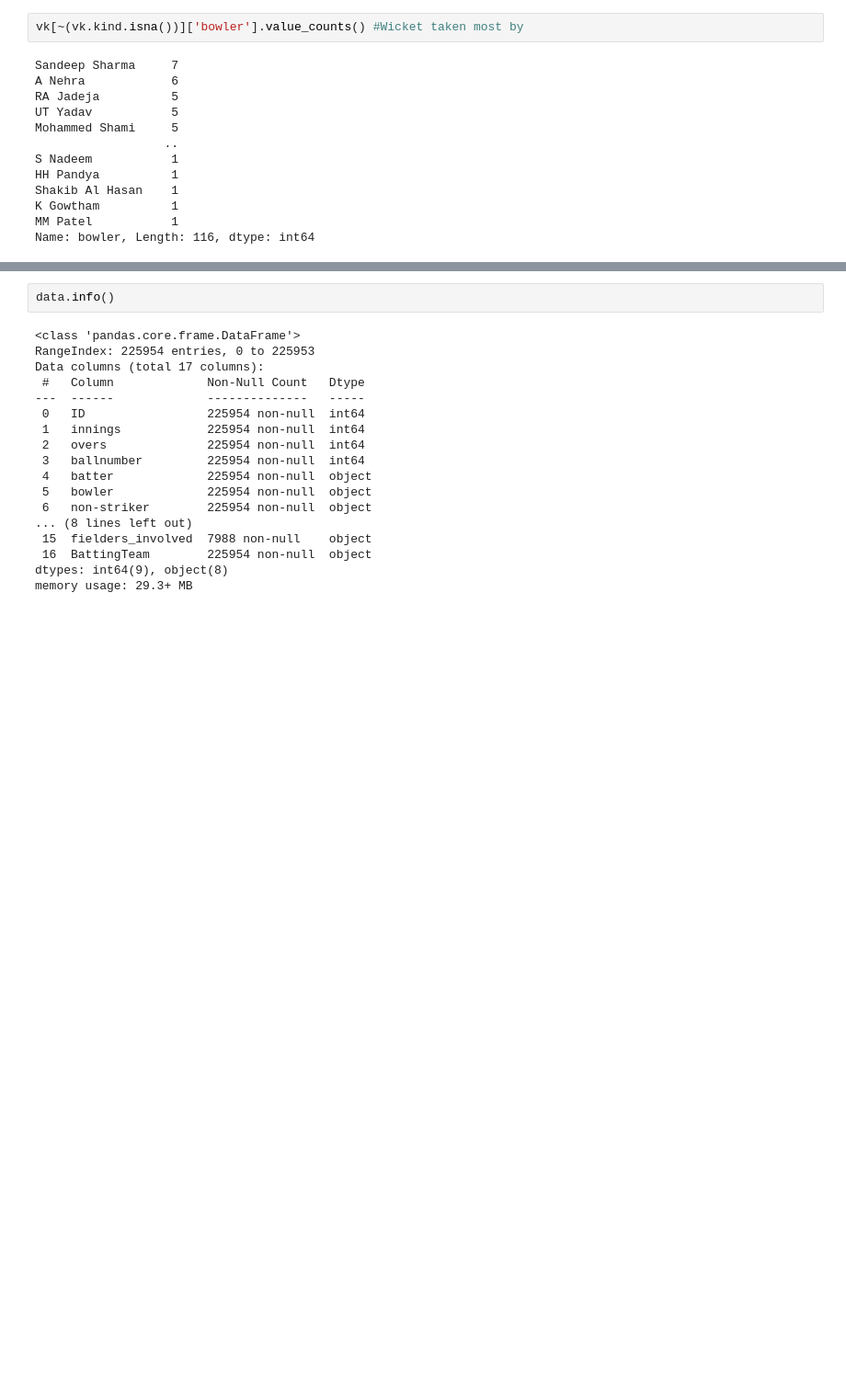
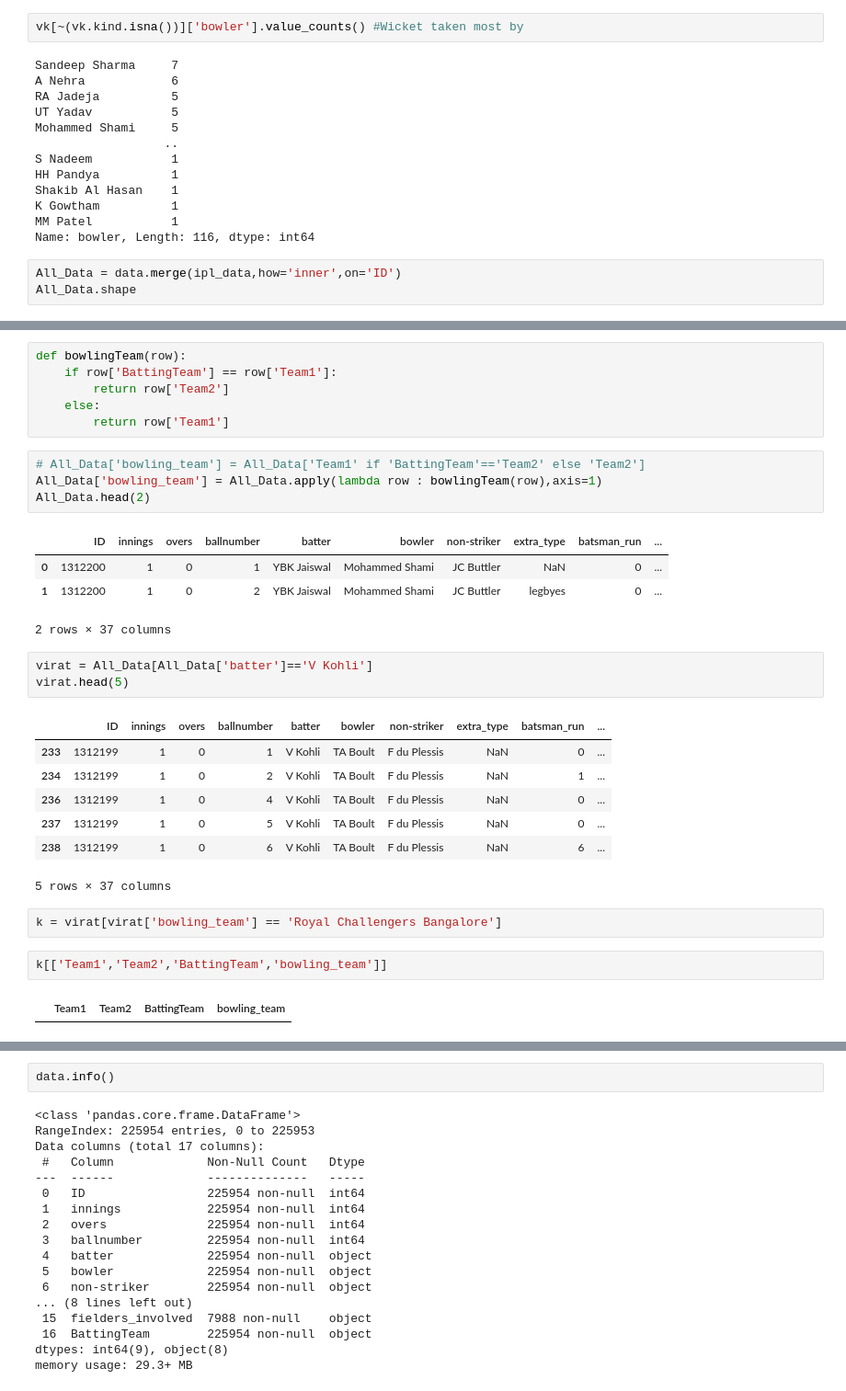
Before and after one commit to Tejz0560/IPL-Player-Stats-Analysis, a Jupyter notebook: Players_stats.ipynb, the cells around one changed output, grey strips where cells are left out. Shown at 92% size. Cells and saved outputs as stored; diff of their text form; blank space fills up the shorter version.

Commit message:
merge both dataset

```diff
--- a/Players_stats.ipynb
+++ b/Players_stats.ipynb
@@ -91,3 +91,6 @@ Shakib Al Hasan    1
 K Gowtham          1
 MM Patel           1
 Name: bowler, Length: 116, dtype: int64
+# %%
+All_Data = data.merge(ipl_data,how='inner',on='ID')
+All_Data.shape
@@ -93,0 +119,32 @@ Name: bowler, Length: 116, dtype: int64
+# %%
+def bowlingTeam(row):
+    if row['BattingTeam'] == row['Team1']:
+        return row['Team2']
+    else:
+        return row['Team1']
+# %%
+# All_Data['bowling_team'] = All_Data['Team1' if 'BattingTeam'=='Team2' else 'Team2']
+All_Data['bowling_team'] = All_Data.apply(lambda row : bowlingTeam(row),axis=1)
+All_Data.head(2)
+# %% [output]
+|  | ID | innings | overs | ballnumber | batter | bowler | non-striker | extra_type | batsman_run | ... |
+| 0 | 1312200 | 1 | 0 | 1 | YBK Jaiswal | Mohammed Shami | JC Buttler | NaN | 0 | ... |
+| 1 | 1312200 | 1 | 0 | 2 | YBK Jaiswal | Mohammed Shami | JC Buttler | legbyes | 0 | ... |
+2 rows × 37 columns
+# %%
+virat = All_Data[All_Data['batter']=='V Kohli']
+virat.head(5)
+# %% [output]
+|  | ID | innings | overs | ballnumber | batter | bowler | non-striker | extra_type | batsman_run | ... |
+| 233 | 1312199 | 1 | 0 | 1 | V Kohli | TA Boult | F du Plessis | NaN | 0 | ... |
+| 234 | 1312199 | 1 | 0 | 2 | V Kohli | TA Boult | F du Plessis | NaN | 1 | ... |
+| 236 | 1312199 | 1 | 0 | 4 | V Kohli | TA Boult | F du Plessis | NaN | 0 | ... |
+| 237 | 1312199 | 1 | 0 | 5 | V Kohli | TA Boult | F du Plessis | NaN | 0 | ... |
+| 238 | 1312199 | 1 | 0 | 6 | V Kohli | TA Boult | F du Plessis | NaN | 6 | ... |
+5 rows × 37 columns
+# %%
+k = virat[virat['bowling_team'] == 'Royal Challengers Bangalore']
+# %%
+k[['Team1','Team2','BattingTeam','bowling_team']]
+# %% [output]
+|  | Team1 | Team2 | BattingTeam | bowling_team |
```
Also changed, not shown: parts of 3 cells of this notebook.
